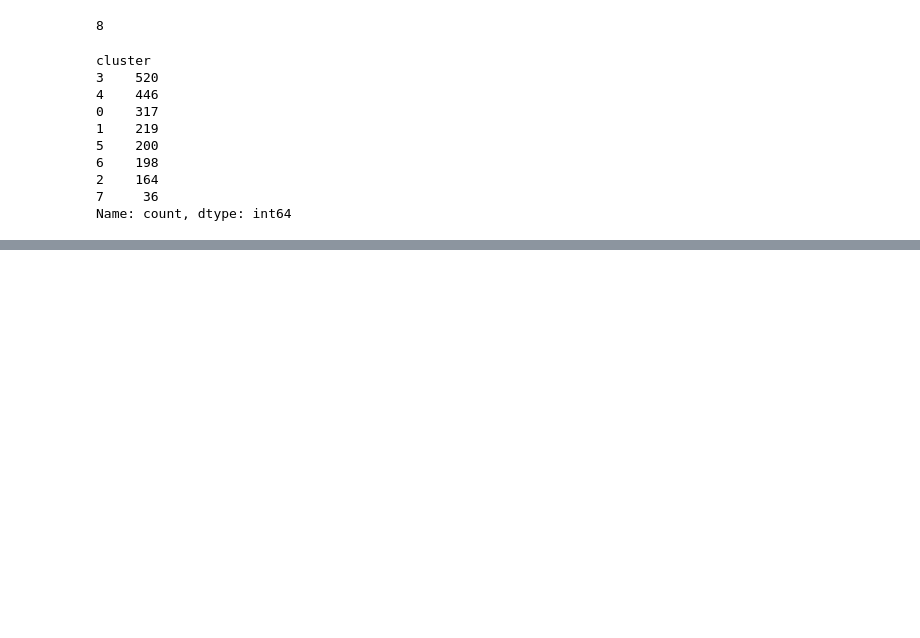
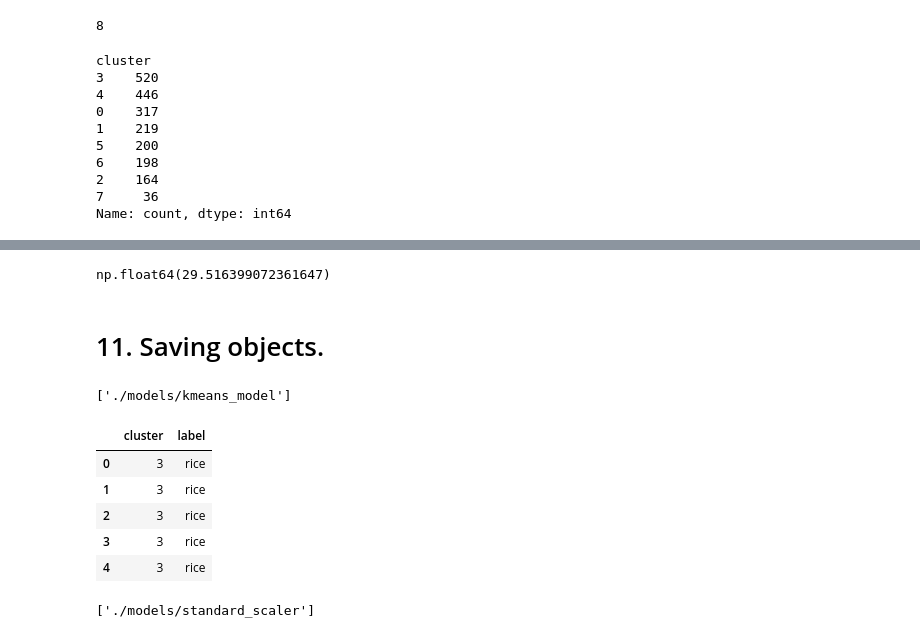
Before and after one commit to vanshika705/UnsupervisedLearningProject, a Jupyter notebook: project.ipynb, the cells around one changed output, grey strips where cells are left out. Cells and saved outputs as stored; diff of their text form; code cells hidden in the pictures; blank space fills up the shorter version.

```diff
--- a/project.ipynb
+++ b/project.ipynb
@@ -433,0 +456,7 @@ Name: count, dtype: int64
+# %%
+silhouette_score(train,clust)*100
+# -1 to 1
+# %% [output]
+np.float64(29.516399072361647)
+# %% [markdown]
+<h1>11. Saving objects.</h1>
@@ -433,0 +465,15 @@ Name: count, dtype: int64
+# %%
+os.makedirs("models",exist_ok=True)
+joblib.dump(obj,"./models/kmeans_model")
+# %% [output]
+['./models/kmeans_model']
+# %%
+app_data = testing_df[["cluster","label"]]
+app_data.head()
+# %% [output]
+|  | cluster | label |
+| 0 | 3 | rice |
+| 1 | 3 | rice |
+| 2 | 3 | rice |
+| 3 | 3 | rice |
+| 4 | 3 | rice |
@@ -433,0 +482,4 @@ Name: count, dtype: int64
+# %%
+joblib.dump(std,"./models/standard_scaler")
+# %% [output]
+['./models/standard_scaler']
```
Also changed, not shown: parts of 10 cells of this notebook, 3 other files.
